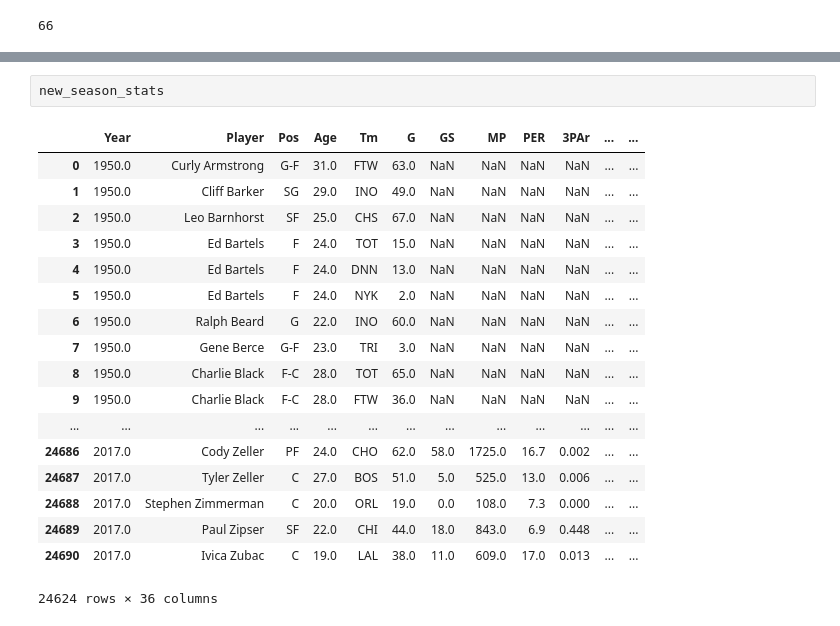
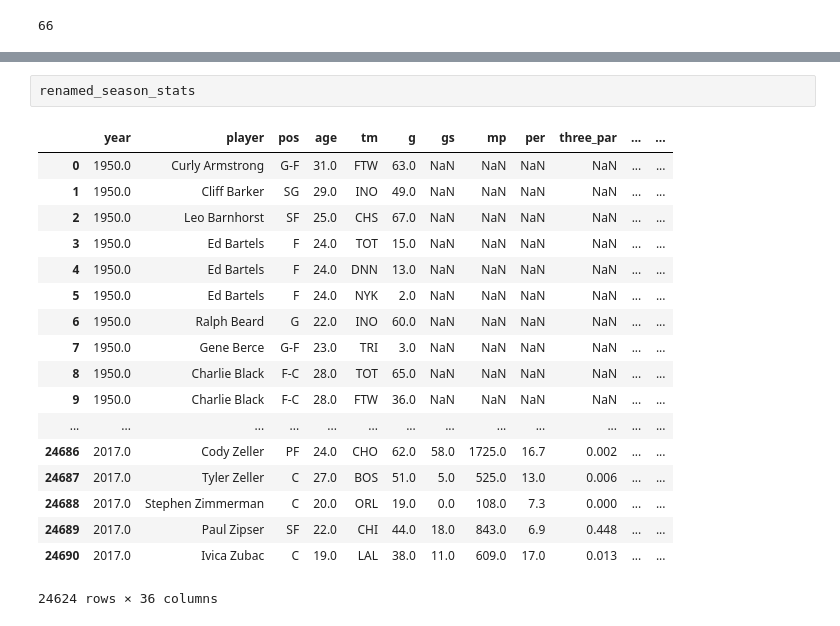
Before and after one commit to joshseymour/ETL_Project, a Jupyter notebook: Transform_Season_Stats.ipynb, the cells around one changed output, grey strips where cells are left out. Cells and saved outputs as stored; diff of their text form.

```diff
--- a/Transform_Season_Stats.ipynb
+++ b/Transform_Season_Stats.ipynb
@@ -119,23 +93,23 @@ new_season_stats.duplicated(keep=False).sum()
 # %% [output]
 0
-# %%
-new_season_stats
-# %% [output]
-|  | Year | Player | Pos | Age | Tm | G | GS | MP | PER | 3PAr | ... | ... |
-| 0 | 1950.0 | Curly Armstrong | G-F | 31.0 | FTW | 63.0 | NaN | NaN | NaN | NaN | ... | ... |
-| 1 | 1950.0 | Cliff Barker | SG | 29.0 | INO | 49.0 | NaN | NaN | NaN | NaN | ... | ... |
-| 2 | 1950.0 | Leo Barnhorst | SF | 25.0 | CHS | 67.0 | NaN | NaN | NaN | NaN | ... | ... |
-| 3 | 1950.0 | Ed Bartels | F | 24.0 | TOT | 15.0 | NaN | NaN | NaN | NaN | ... | ... |
-| 4 | 1950.0 | Ed Bartels | F | 24.0 | DNN | 13.0 | NaN | NaN | NaN | NaN | ... | ... |
-| 5 | 1950.0 | Ed Bartels | F | 24.0 | NYK | 2.0 | NaN | NaN | NaN | NaN | ... | ... |
-| 6 | 1950.0 | Ralph Beard | G | 22.0 | INO | 60.0 | NaN | NaN | NaN | NaN | ... | ... |
-| 7 | 1950.0 | Gene Berce | G-F | 23.0 | TRI | 3.0 | NaN | NaN | NaN | NaN | ... | ... |
-| 8 | 1950.0 | Charlie Black | F-C | 28.0 | TOT | 65.0 | NaN | NaN | NaN | NaN | ... | ... |
-| 9 | 1950.0 | Charlie Black | F-C | 28.0 | FTW | 36.0 | NaN | NaN | NaN | NaN | ... | ... |
-| ... | ... | ... | ... | ... | ... | ... | ... | ... | ... | ... | ... | ... |
-| 24686 | 2017.0 | Cody Zeller | PF | 24.0 | CHO | 62.0 | 58.0 | 1725.0 | 16.7 | 0.002 | ... | ... |
-| 24687 | 2017.0 | Tyler Zeller | C | 27.0 | BOS | 51.0 | 5.0 | 525.0 | 13.0 | 0.006 | ... | ... |
-| 24688 | 2017.0 | Stephen Zimmerman | C | 20.0 | ORL | 19.0 | 0.0 | 108.0 | 7.3 | 0.000 | ... | ... |
-| 24689 | 2017.0 | Paul Zipser | SF | 22.0 | CHI | 44.0 | 18.0 | 843.0 | 6.9 | 0.448 | ... | ... |
-| 24690 | 2017.0 | Ivica Zubac | C | 19.0 | LAL | 38.0 | 11.0 | 609.0 | 17.0 | 0.013 | ... | ... |
-24624 rows × 36 columns
+# %%
+renamed_season_stats
+# %% [output]
+|  | year | player | pos | age | tm | g | gs | mp | per | three_par | ... | ... |
+| 0 | 1950.0 | Curly Armstrong | G-F | 31.0 | FTW | 63.0 | NaN | NaN | NaN | NaN | ... | ... |
+| 1 | 1950.0 | Cliff Barker | SG | 29.0 | INO | 49.0 | NaN | NaN | NaN | NaN | ... | ... |
+| 2 | 1950.0 | Leo Barnhorst | SF | 25.0 | CHS | 67.0 | NaN | NaN | NaN | NaN | ... | ... |
+| 3 | 1950.0 | Ed Bartels | F | 24.0 | TOT | 15.0 | NaN | NaN | NaN | NaN | ... | ... |
+| 4 | 1950.0 | Ed Bartels | F | 24.0 | DNN | 13.0 | NaN | NaN | NaN | NaN | ... | ... |
+| 5 | 1950.0 | Ed Bartels | F | 24.0 | NYK | 2.0 | NaN | NaN | NaN | NaN | ... | ... |
+| 6 | 1950.0 | Ralph Beard | G | 22.0 | INO | 60.0 | NaN | NaN | NaN | NaN | ... | ... |
+| 7 | 1950.0 | Gene Berce | G-F | 23.0 | TRI | 3.0 | NaN | NaN | NaN | NaN | ... | ... |
+| 8 | 1950.0 | Charlie Black | F-C | 28.0 | TOT | 65.0 | NaN | NaN | NaN | NaN | ... | ... |
+| 9 | 1950.0 | Charlie Black | F-C | 28.0 | FTW | 36.0 | NaN | NaN | NaN | NaN | ... | ... |
+| ... | ... | ... | ... | ... | ... | ... | ... | ... | ... | ... | ... | ... |
+| 24686 | 2017.0 | Cody Zeller | PF | 24.0 | CHO | 62.0 | 58.0 | 1725.0 | 16.7 | 0.002 | ... | ... |
+| 24687 | 2017.0 | Tyler Zeller | C | 27.0 | BOS | 51.0 | 5.0 | 525.0 | 13.0 | 0.006 | ... | ... |
+| 24688 | 2017.0 | Stephen Zimmerman | C | 20.0 | ORL | 19.0 | 0.0 | 108.0 | 7.3 | 0.000 | ... | ... |
+| 24689 | 2017.0 | Paul Zipser | SF | 22.0 | CHI | 44.0 | 18.0 | 843.0 | 6.9 | 0.448 | ... | ... |
+| 24690 | 2017.0 | Ivica Zubac | C | 19.0 | LAL | 38.0 | 11.0 | 609.0 | 17.0 | 0.013 | ... | ... |
+24624 rows × 36 columns
```
Also changed, not shown: parts of 7 cells of this notebook.
